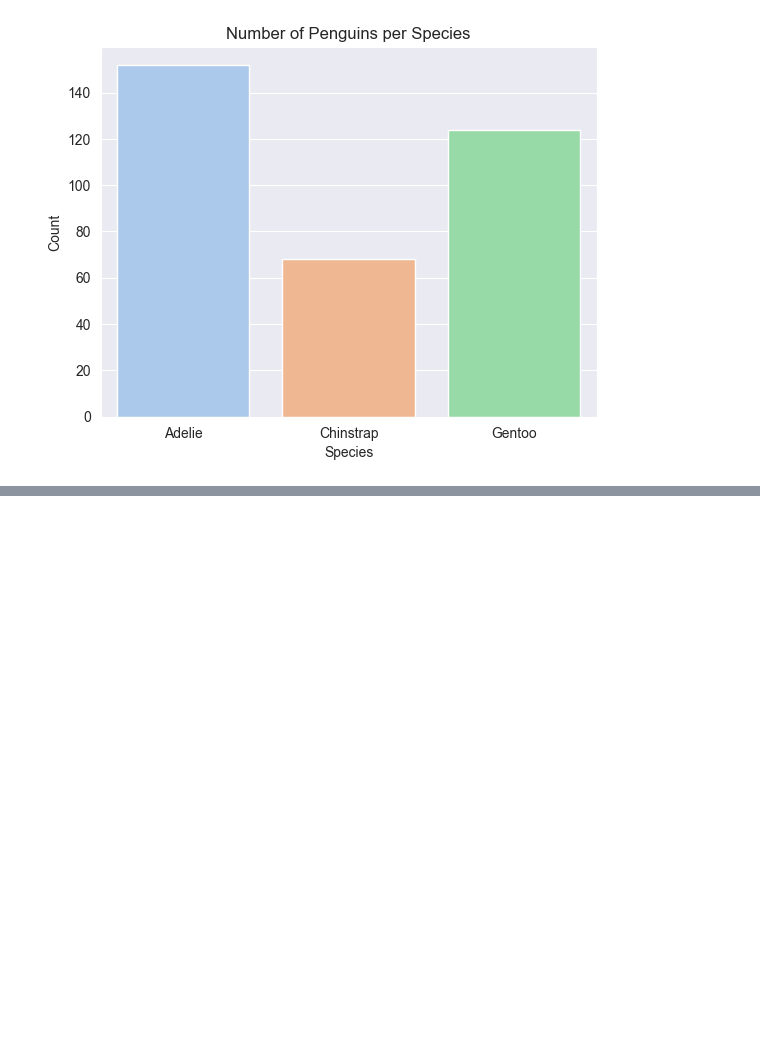
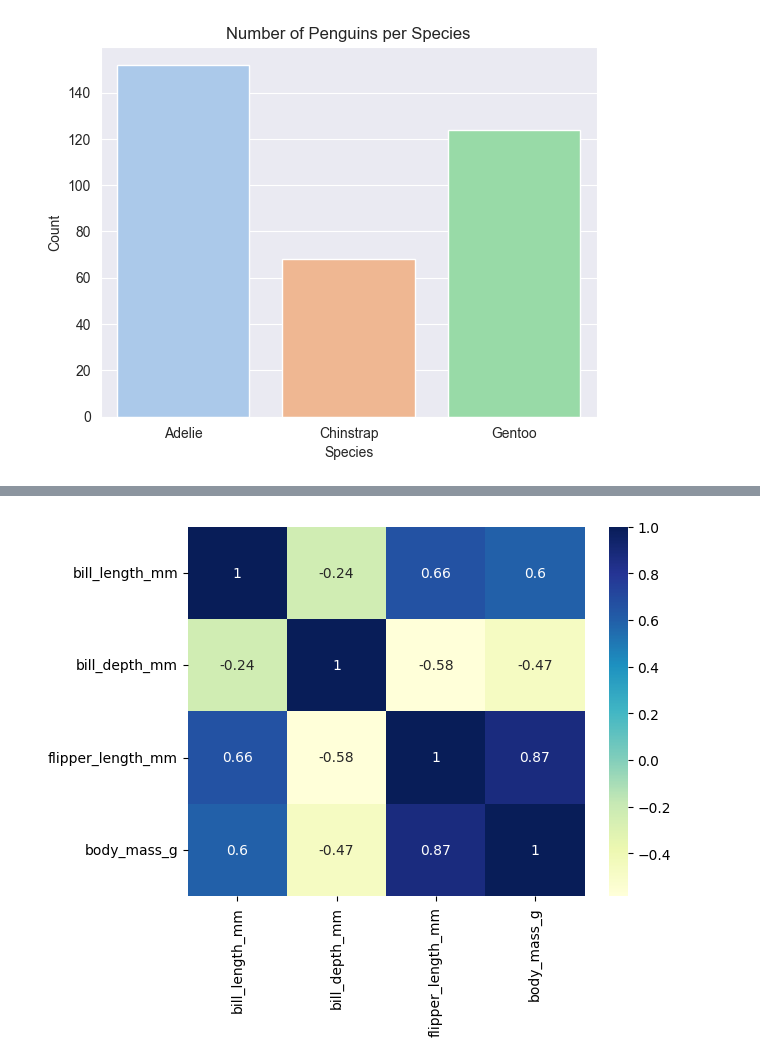
Before and after one commit to AnanyaSinghBabu/Python, a Jupyter notebook: Data Analysis/seaborn.ipynb, the cells around one changed output, grey strips where cells are left out. Saved outputs shown, nothing was run; the diff lists cells and outputs as text; code cells hidden in the pictures; blank space fills up the shorter version.

```diff
--- a/Data Analysis/seaborn.ipynb
+++ b/Data Analysis/seaborn.ipynb
@@ -364,0 +429,10 @@ Passing `palette` without assigning `hue` is deprecated and will be removed in v
+# %%
+# Create correlation matrix for numeric columns
+corr = penguins.corr(numeric_only=True)
+
+# Make heatmap
+sns.heatmap(corr, annot=True, cmap="YlGnBu")
+
+plt.show()
+# %% [output]
+[figure, added]
```
Also changed, not shown: parts of 13 cells of this notebook.
